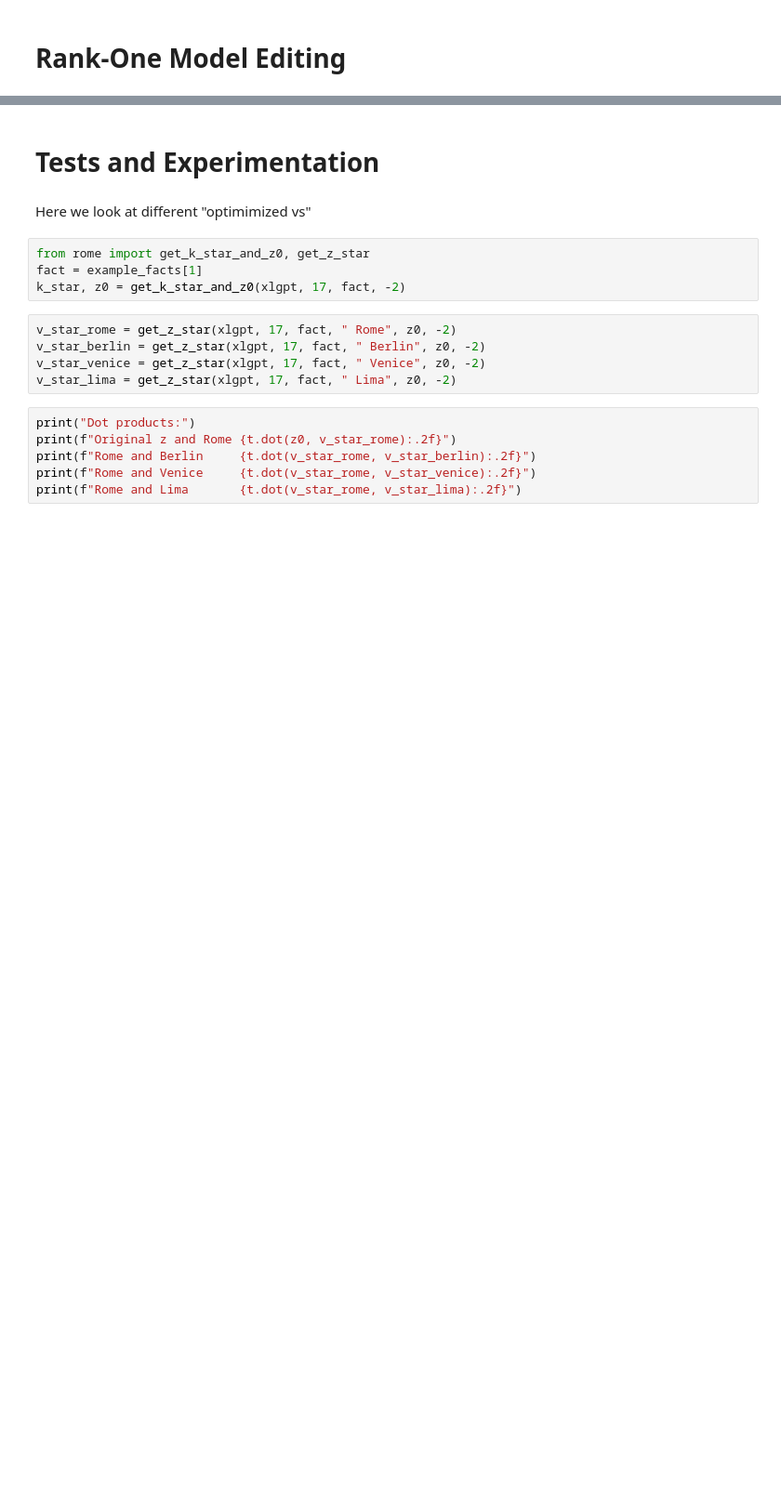
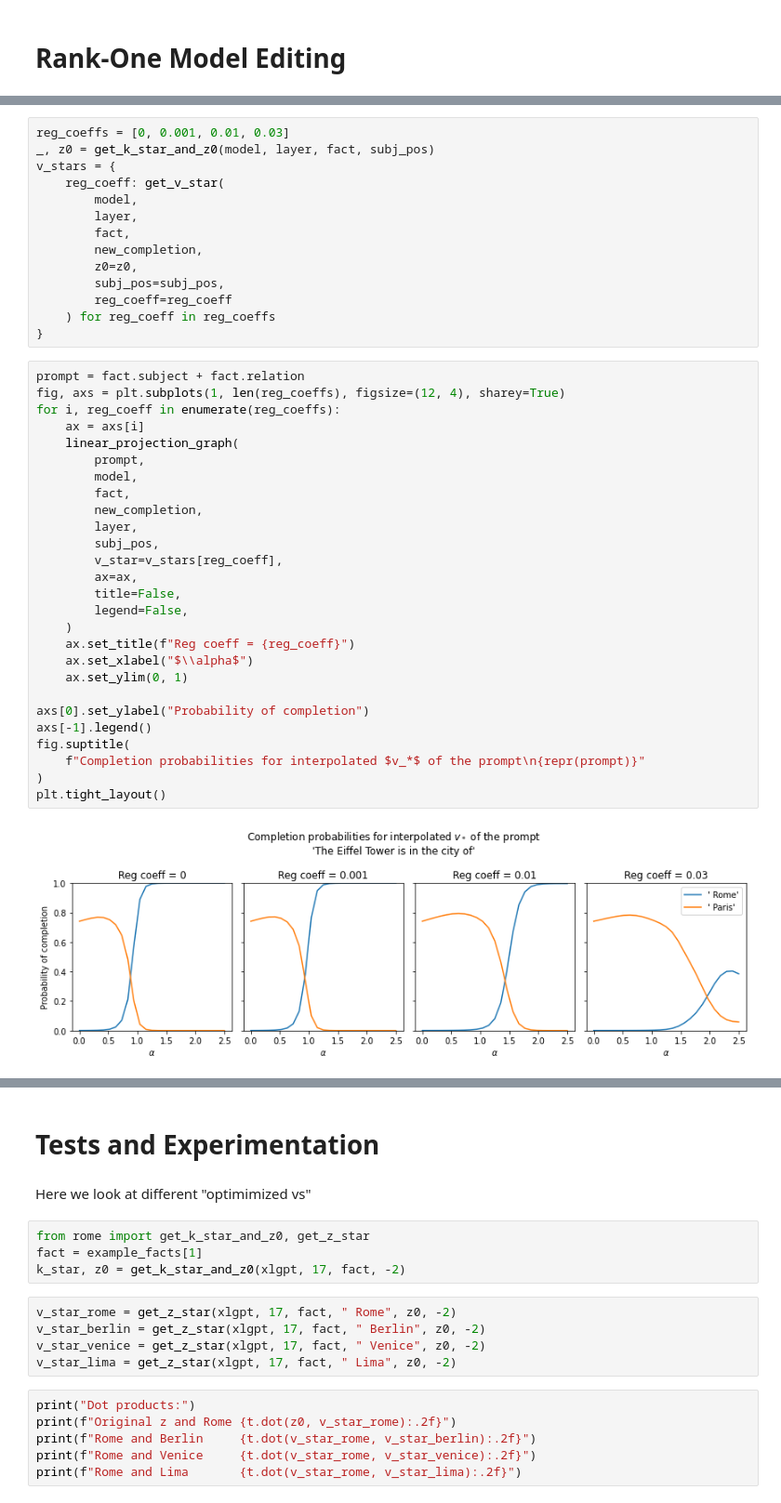
Before and after one commit to NixGD/rome-replication, a Jupyter notebook: initial_exploration.ipynb, the cells around one changed output, grey strips where cells are left out. Shown at 93% size. Saved outputs shown, nothing was run; the diff lists cells and outputs as text; blank space fills up the shorter version.

```diff
--- a/initial_exploration.ipynb
+++ b/initial_exploration.ipynb
@@ -90,0 +106,43 @@ compare_generated(xlgpt, prompt, 17, W_hat, temperature=.8, max_length=20)
+# %%
+reg_coeffs = [0, 0.001, 0.01, 0.03]
+_, z0 = get_k_star_and_z0(model, layer, fact, subj_pos)
+v_stars = {
+    reg_coeff: get_v_star(
+        model,
+        layer,
+        fact,
+        new_completion,
+        z0=z0,
+        subj_pos=subj_pos,
+        reg_coeff=reg_coeff
+    ) for reg_coeff in reg_coeffs
+}
+# %%
+prompt = fact.subject + fact.relation
+fig, axs = plt.subplots(1, len(reg_coeffs), figsize=(12, 4), sharey=True)
+for i, reg_coeff in enumerate(reg_coeffs):
+    ax = axs[i]
+    linear_projection_graph(
+        prompt,
+        model,
+        fact,
+        new_completion,
+        layer,
+        subj_pos,
+        v_star=v_stars[reg_coeff],
+        ax=ax,
+        title=False,
+        legend=False,
+    )
+    ax.set_title(f"Reg coeff = {reg_coeff}")
+    ax.set_xlabel("$\\alpha$")
+    ax.set_ylim(0, 1)
+
+axs[0].set_ylabel("Probability of completion")
+axs[-1].legend()
+fig.suptitle(
+    f"Completion probabilities for interpolated $v_*$ of the prompt\n{repr(prompt)}"
+)
+plt.tight_layout()
+# %% [output]
+[figure, added]
```
Also changed, not shown: parts of 25 cells of this notebook.
